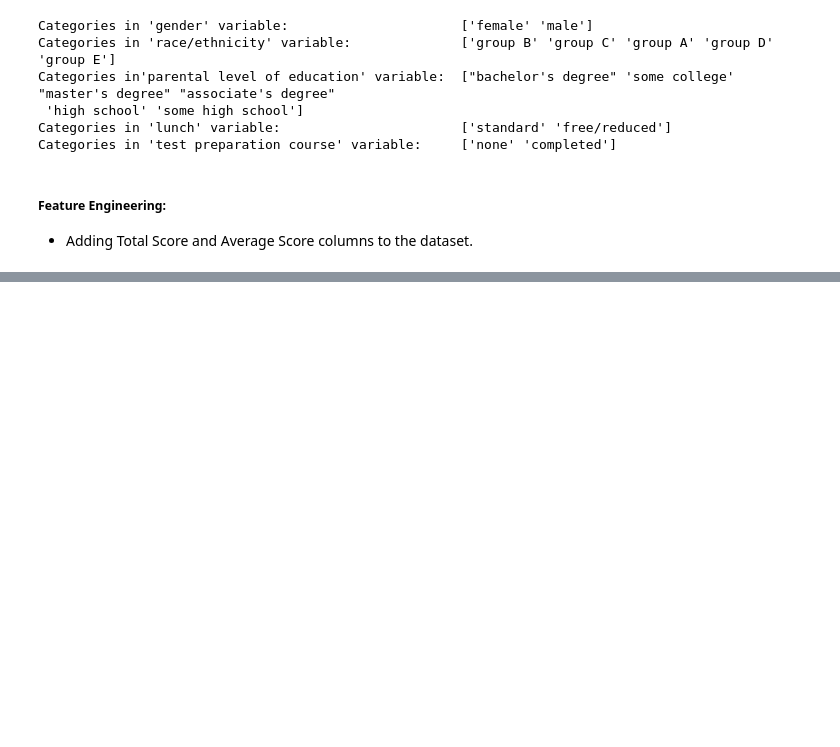
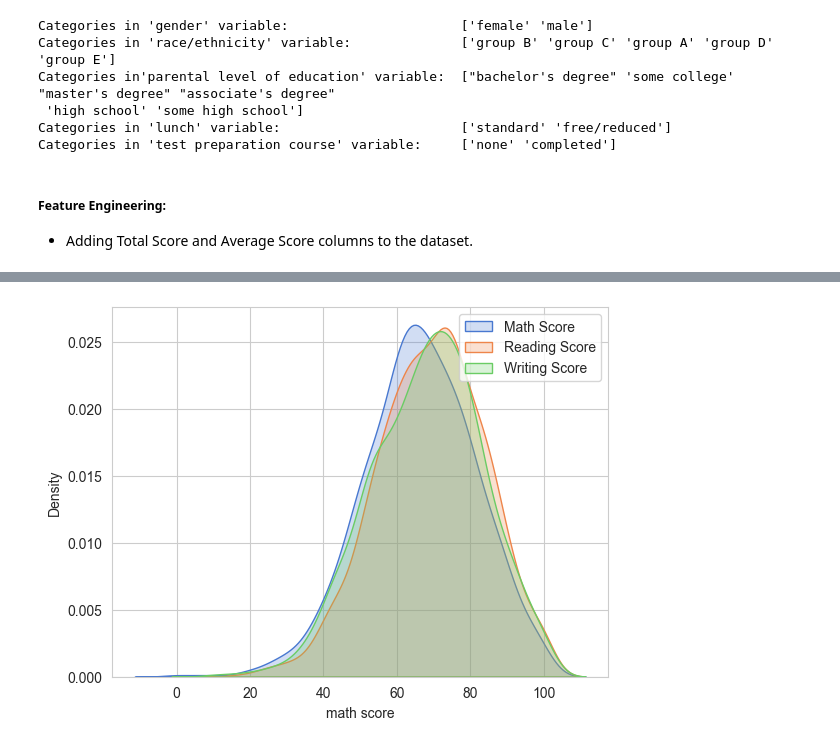
Before and after one commit to arc-koshe/ml-project, a Jupyter notebook: src/notebook/EDA Student Dataset.ipynb, the cells around one changed output, grey strips where cells are left out. Cells and saved outputs as stored; diff of their text form; code cells hidden in the pictures; blank space fills up the shorter version.

```diff
--- a/src/notebook/EDA Student Dataset.ipynb
+++ b/src/notebook/EDA Student Dataset.ipynb
@@ -160,0 +254,8 @@ df.sample(5)
+# %%
+sns.kdeplot(df['math score'], shade=True, label = 'Math Score')
+sns.kdeplot(df['reading score'], shade=True, label = 'Reading Score')
+sns.kdeplot(df['writing score'], shade=True, label = 'Writing Score')
+plt.legend()
+plt.show()
+# %% [output]
+[figure, added]
```
Also changed, not shown: parts of 11 cells of this notebook, 1 other file.
